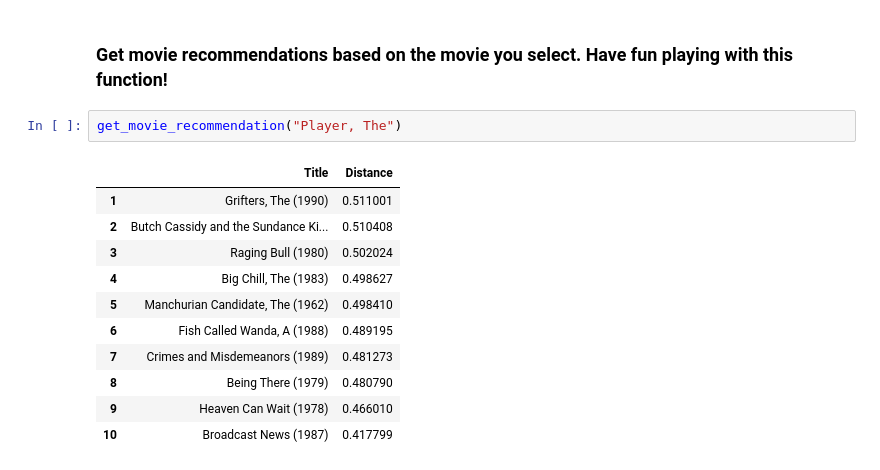
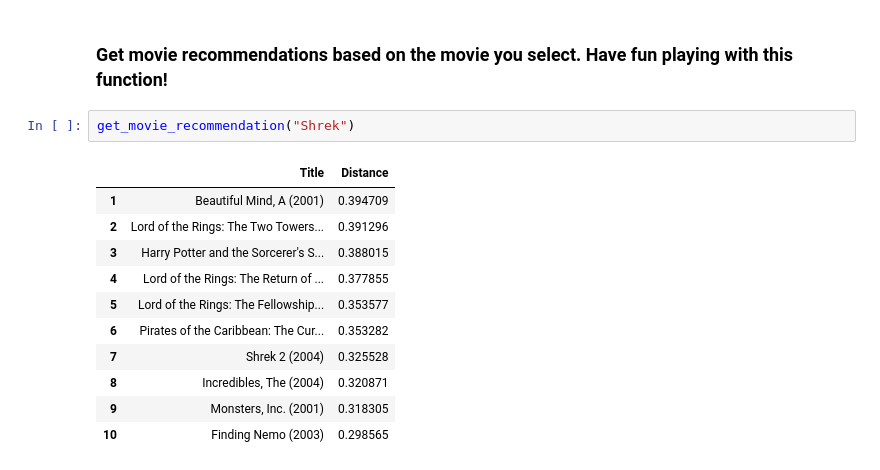
Before and after one commit to asval211/movie_recommendations, a Jupyter notebook: notebooks/alex/movie_recommendation_system.ipynb, the cells around one changed output. Drawn from its saved outputs; the diff is of its cells as text.

```diff
--- a/notebooks/alex/movie_recommendation_system.ipynb
+++ b/notebooks/alex/movie_recommendation_system.ipynb
@@ -238,17 +238,17 @@ def get_movie_recommendation(movie_name):
         return "No movies found. Please check your input"
 # %% [markdown]
 ### Get movie recommendations based on the movie you select. Have fun playing with this function!
-# %%
-get_movie_recommendation("Player, The")
-# %% [output]
-|  | Title | Distance |
-| 1 | Grifters, The (1990) | 0.511001 |
-| 2 | Butch Cassidy and the Sundance Ki... | 0.510408 |
-| 3 | Raging Bull (1980) | 0.502024 |
-| 4 | Big Chill, The (1983) | 0.498627 |
-| 5 | Manchurian Candidate, The (1962) | 0.498410 |
-| 6 | Fish Called Wanda, A (1988) | 0.489195 |
-| 7 | Crimes and Misdemeanors (1989) | 0.481273 |
-| 8 | Being There (1979) | 0.480790 |
-| 9 | Heaven Can Wait (1978) | 0.466010 |
-| 10 | Broadcast News (1987) | 0.417799 |
+# %%
+get_movie_recommendation("Shrek")
+# %% [output]
+|  | Title | Distance |
+| 1 | Beautiful Mind, A (2001) | 0.394709 |
+| 2 | Lord of the Rings: The Two Towers... | 0.391296 |
+| 3 | Harry Potter and the Sorcerer's S... | 0.388015 |
+| 4 | Lord of the Rings: The Return of ... | 0.377855 |
+| 5 | Lord of the Rings: The Fellowship... | 0.353577 |
+| 6 | Pirates of the Caribbean: The Cur... | 0.353282 |
+| 7 | Shrek 2 (2004) | 0.325528 |
+| 8 | Incredibles, The (2004) | 0.320871 |
+| 9 | Monsters, Inc. (2001) | 0.318305 |
+| 10 | Finding Nemo (2003) | 0.298565 |
```
